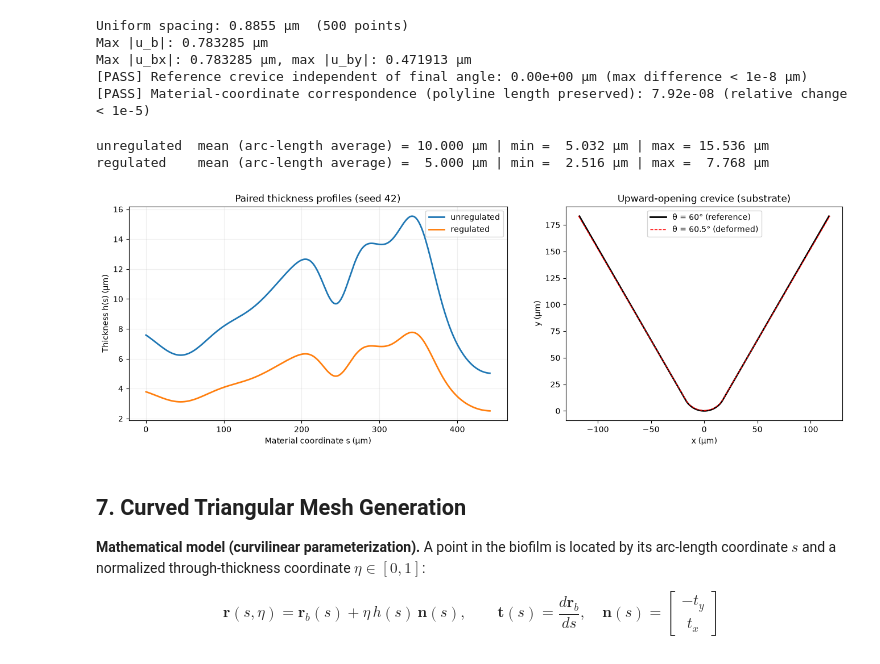
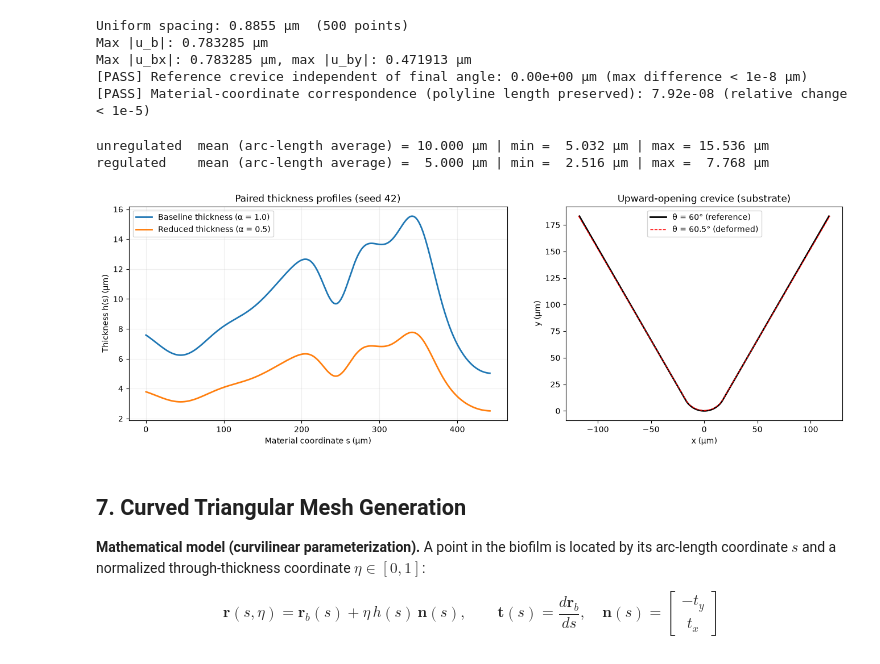
Before and after one commit to liewzewei/biofilm_multiphysics, a Jupyter notebook: notebooks/FINAL_biofilm_mechanics.ipynb, the cells around one changed output. Drawn from its saved outputs; the diff is of its cells as text; code cells hidden in the pictures.

```diff
--- a/notebooks/FINAL_biofilm_mechanics.ipynb
+++ b/notebooks/FINAL_biofilm_mechanics.ipynb
@@ -178,7 +179,8 @@ NY_THICKNESS = 15             # element layers through thickness
 E_PA = 64.0                   # Young's modulus (Pa), illustrative
 NU = 0.3                      # Poisson's ratio, illustrative
 
-CONDITIONS = ("unregulated", "regulated")
+CONDITIONS = ("unregulated", "regulated")   # code keys; shown as the labels below
+THICKNESS_LABEL = {"unregulated": "Baseline thickness (α = 1.0)", "regulated": "Reduced thickness (α = 0.5)"}
 
 # Registry of numerical checks: keyed by name, so re-running a cell overwrites its entry
 verification_checks = {}
@@ -465,35 +472,35 @@ h_unregulated_um = random_height_profile(
     s_um, **THICKNESS_PARAMS, rng=np.random.default_rng(REFERENCE_SEED)
 )
 h_regulated_um = ALPHA * h_unregulated_um
 thickness_um = {"unregulated": h_unregulated_um, "regulated": h_regulated_um}
 
 for c in CONDITIONS:
     h = thickness_um[c]
     print(f"{c:12s} mean (arc-length average) = {np.trapezoid(h, s_um) / s_um[-1]:6.3f} μm | "
           f"min = {h.min():6.3f} μm | max = {h.max():6.3f} μm")
 
 fig, axes = plt.subplots(1, 2, figsize=(14, 4.5), constrained_layout=True)
 
 for c in CONDITIONS:
-    axes[0].plot(s_um, thickness_um[c], lw=2, label=c)
+    axes[0].plot(s_um, thickness_um[c], lw=2, label=THICKNESS_LABEL[c])
 axes[0].set_xlabel("Material coordinate s (μm)")
 axes[0].set_ylabel("Thickness h(s) (μm)")
 axes[0].set_title(f"Paired thickness profiles (seed {REFERENCE_SEED})")
 axes[0].legend()
 axes[0].grid(alpha=0.2)
 
 axes[1].plot(substrate_ref_um[:, 0], substrate_ref_um[:, 1], "k-", lw=2, label="θ = 60° (reference)")
 axes[1].plot(substrate_def_um[:, 0], substrate_def_um[:, 1], "r--", lw=1, label="θ = 60.5° (deformed)")
 axes[1].set_xlabel("x (μm)")
 axes[1].set_ylabel("y (μm)")
 axes[1].set_title("Upward-opening crevice (substrate)")
 axes[1].set_aspect("equal")
 axes[1].legend()
 plt.show()
 # %% [output]
 unregulated  mean (arc-length average) = 10.000 μm | min =  5.032 μm | max = 15.536 μm
 regulated    mean (arc-length average) =  5.000 μm | min =  2.516 μm | max =  7.768 μm
-[figure, old version]
+[figure, new version]
 # %% [markdown]
 ## 7. Curved Triangular Mesh Generation
 
```
Also changed, not shown: parts of 22 cells of this notebook, 7 other files.
